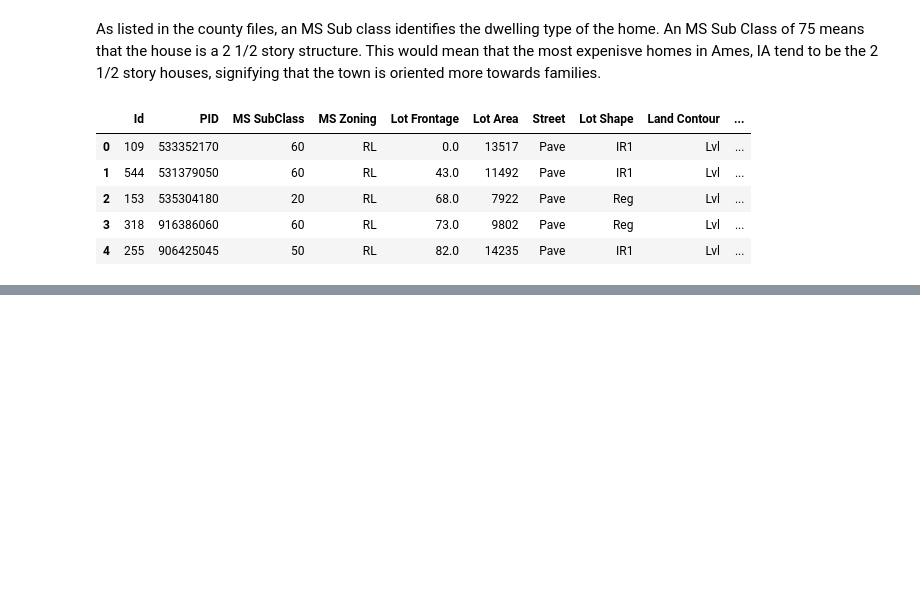
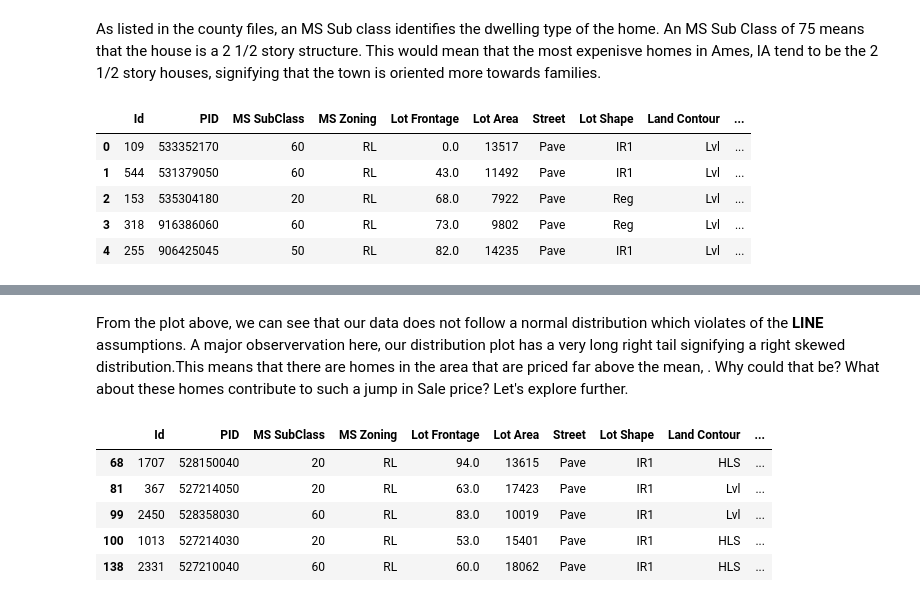
Before and after one commit to ianibogwu/Projects, a Jupyter notebook: GA-projects/01-Ames-housing/Cleaning_EDA.ipynb, the cells around one changed output, grey strips where cells are left out. Cells and saved outputs as stored; diff of their text form; code cells hidden in the pictures; blank space fills up the shorter version.

```diff
--- a/GA-projects/01-Ames-housing/Cleaning_EDA.ipynb
+++ b/GA-projects/01-Ames-housing/Cleaning_EDA.ipynb
@@ -420,0 +432,13 @@ three_chart_plot(new_train, 'SalePrice');
+# %% [markdown]
+From the plot above, we can see that our data does not follow a normal distribution which violates of  the **LINE** assumptions.
+A major observervation here, our distribution plot has a very long right tail signifying a right skewed distribution.This means that there are homes in the area that are priced far above the mean, . Why could that be? What about these homes contribute to such a jump in Sale price? Let's explore further.
+# %%
+pricey_homes = new_train.loc[new_train['SalePrice'] >= 350000]
+pricey_homes.head()
+# %% [output]
+|  | Id | PID | MS SubClass | MS Zoning | Lot Frontage | Lot Area | Street | Lot Shape | Land Contour | ... |
+| 68 | 1707 | 528150040 | 20 | RL | 94.0 | 13615 | Pave | IR1 | HLS | ... |
+| 81 | 367 | 527214050 | 20 | RL | 63.0 | 17423 | Pave | IR1 | Lvl | ... |
+| 99 | 2450 | 528358030 | 60 | RL | 83.0 | 10019 | Pave | IR1 | Lvl | ... |
+| 100 | 1013 | 527214030 | 20 | RL | 53.0 | 15401 | Pave | IR1 | HLS | ... |
+| 138 | 2331 | 527210040 | 60 | RL | 60.0 | 18062 | Pave | IR1 | HLS | ... |
```
Also changed, not shown: parts of 10 cells of this notebook.
